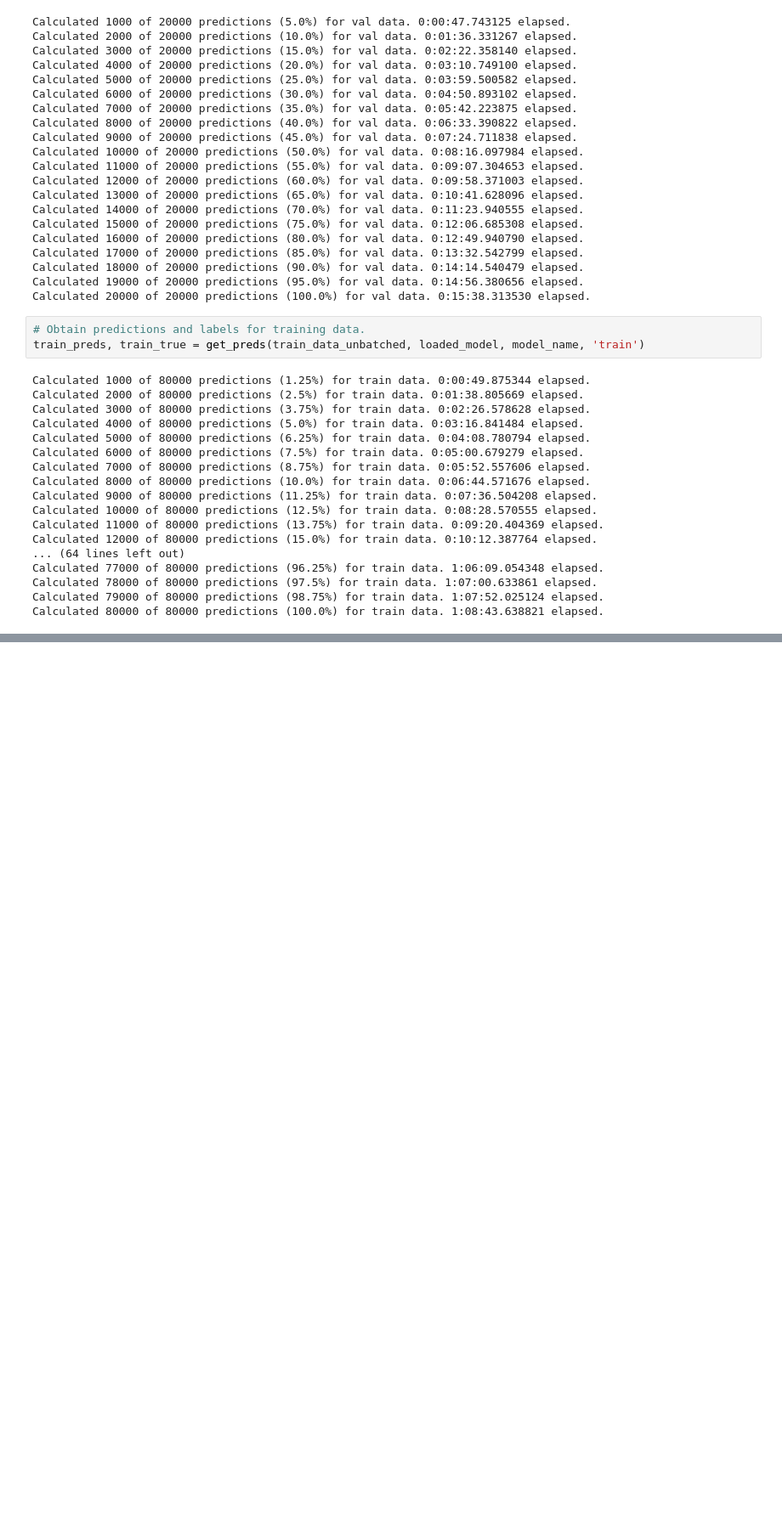
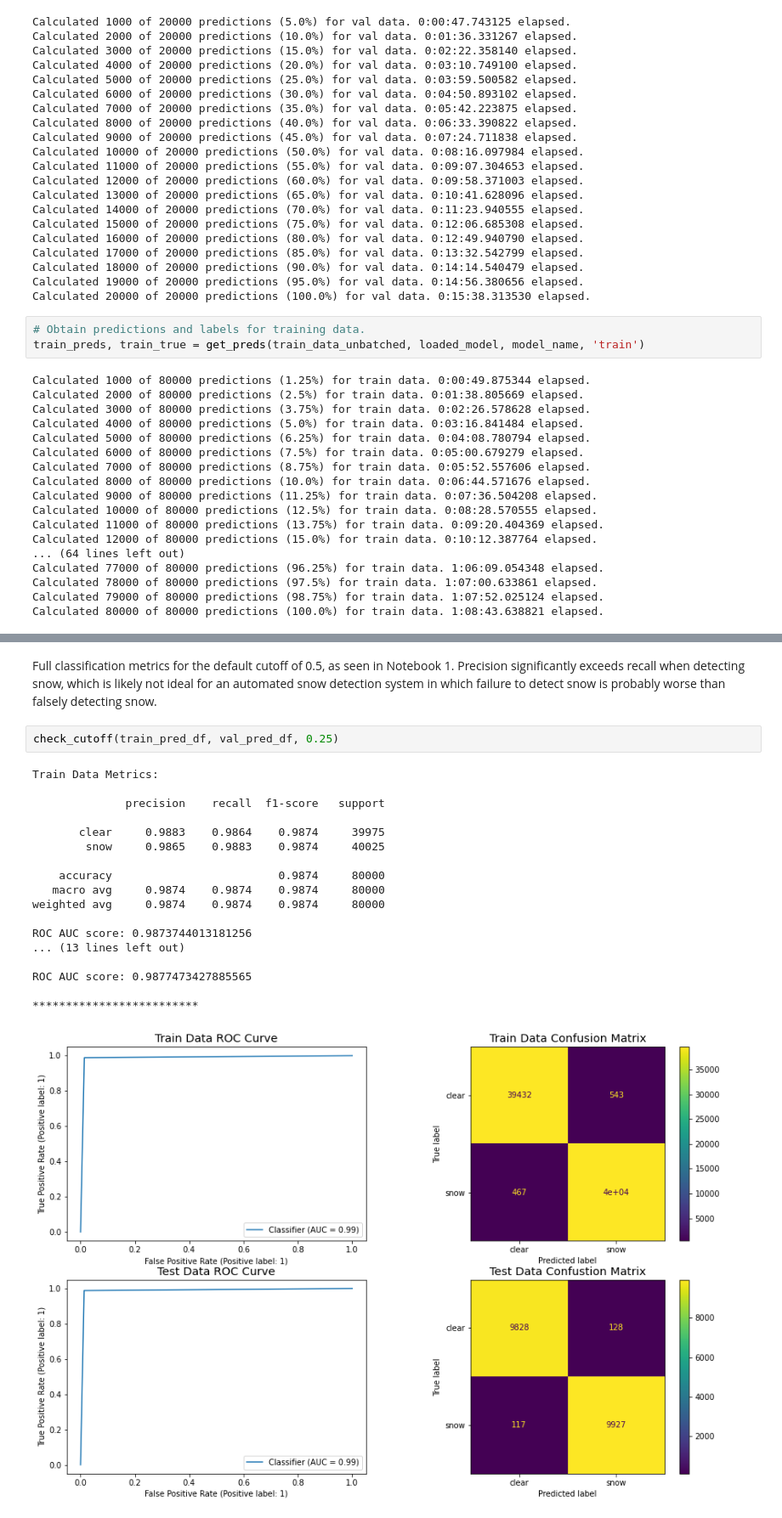
Before and after one commit to MarkCHarris/ga-capstone-snow-vision, a Jupyter notebook: code/part2_snowdetect_modeltuning.ipynb, the cells around one changed output, grey strips where cells are left out. Shown at 85% size. Saved outputs shown, nothing was run; the diff lists cells and outputs as text; blank space fills up the shorter version.

```diff
--- a/code/part2_snowdetect_modeltuning.ipynb
+++ b/code/part2_snowdetect_modeltuning.ipynb
@@ -307,0 +411,23 @@ Calculated 80000 of 80000 predictions (100.0%) for train data. 1:08:43.638821 el
+# %% [markdown]
+Full classification metrics for the default cutoff of 0.5, as seen in Notebook 1.  Precision significantly exceeds recall when detecting snow, which is likely not ideal for an automated snow detection system in which failure to detect snow is probably worse than falsely detecting snow.
+# %%
+check_cutoff(train_pred_df, val_pred_df, 0.25)
+# %% [output]
+Train Data Metrics:
+
+              precision    recall  f1-score   support
+
+       clear     0.9883    0.9864    0.9874     39975
+        snow     0.9865    0.9883    0.9874     40025
+
+    accuracy                         0.9874     80000
+   macro avg     0.9874    0.9874    0.9874     80000
+weighted avg     0.9874    0.9874    0.9874     80000
+
+ROC AUC score: 0.9873744013181256
+... (13 lines left out)
+
+ROC AUC score: 0.9877473427885565
+
+*************************
+[figure, added]
```
Also changed, not shown: parts of 37 cells of this notebook, 11 other files.
